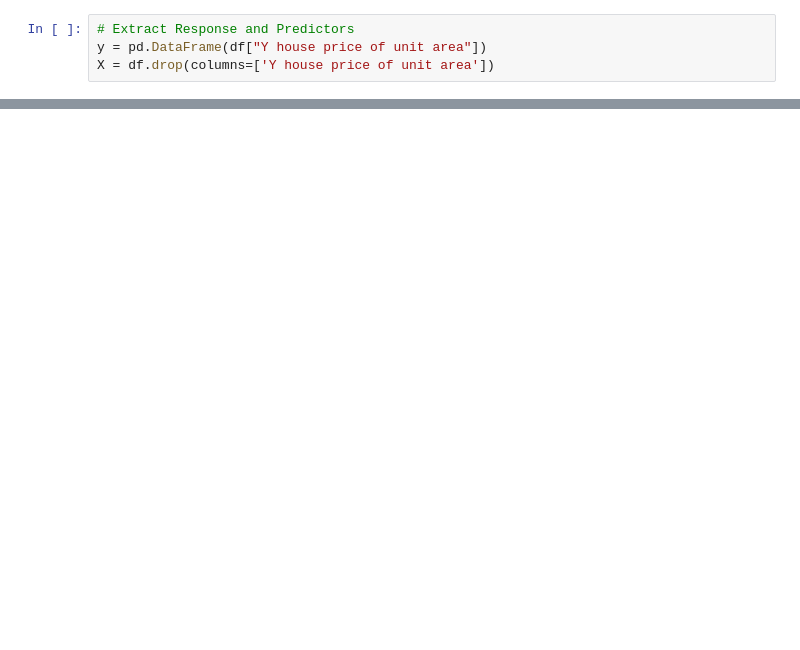
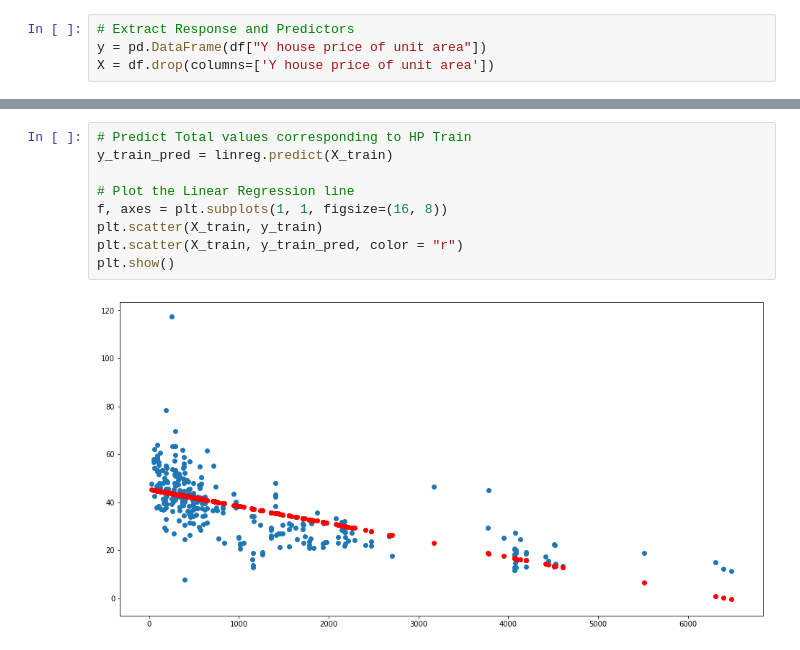
Before and after one commit to VivekAdra31/NTUOSS-IntroDataScience-Workshop, a Jupyter notebook: NTUOSS-IntroToDS.ipynb, the cells around one changed output, grey strips where cells are left out. Drawn from its saved outputs; the diff is of its cells as text; blank space fills up the shorter version.

```diff
--- a/NTUOSS-IntroToDS.ipynb
+++ b/NTUOSS-IntroToDS.ipynb
@@ -228,0 +278,11 @@ X = df.drop(columns=['Y house price of unit area'])
+# %%
+# Predict Total values corresponding to HP Train
+y_train_pred = linreg.predict(X_train)
+
+# Plot the Linear Regression line
+f, axes = plt.subplots(1, 1, figsize=(16, 8))
+plt.scatter(X_train, y_train)
+plt.scatter(X_train, y_train_pred, color = "r")
+plt.show()
+# %% [output]
+[figure, added]
```
Also changed, not shown: parts of 45 cells of this notebook, 4 other files.
